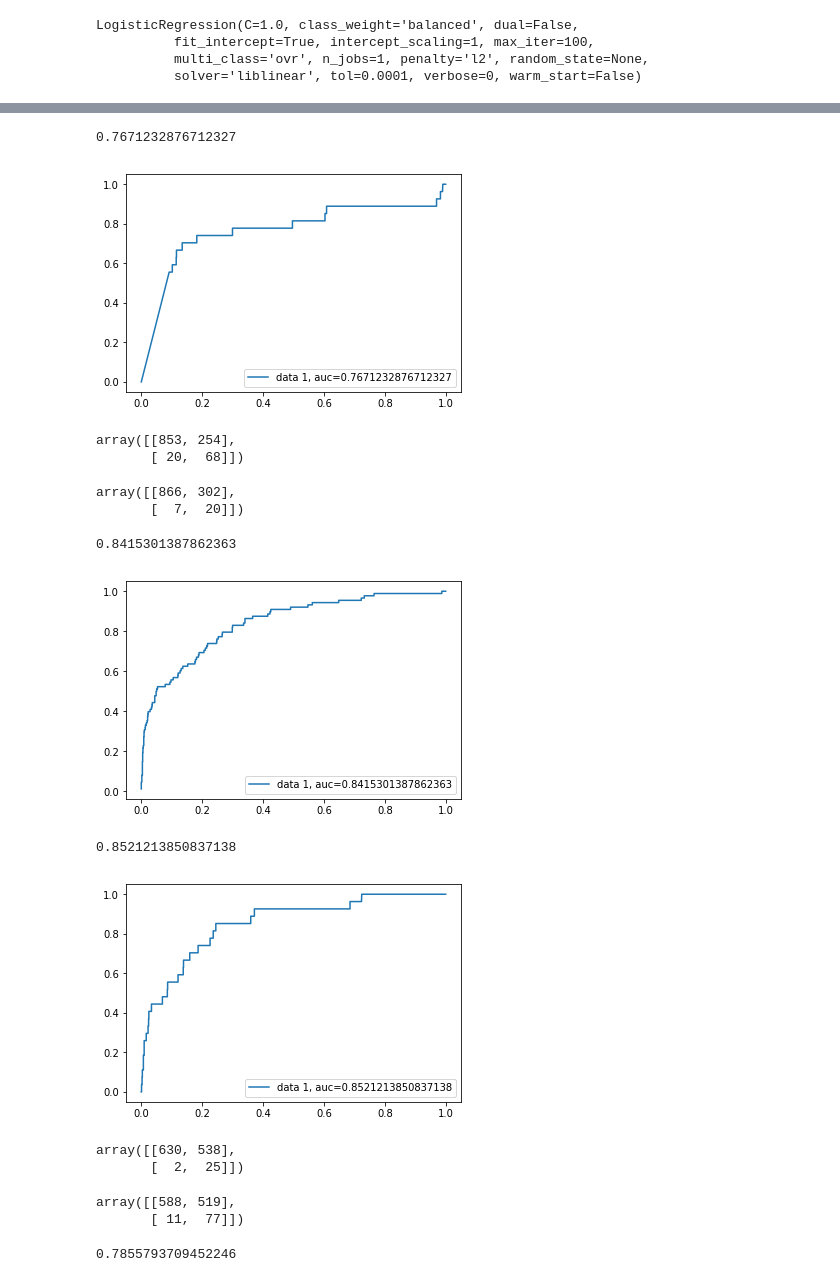
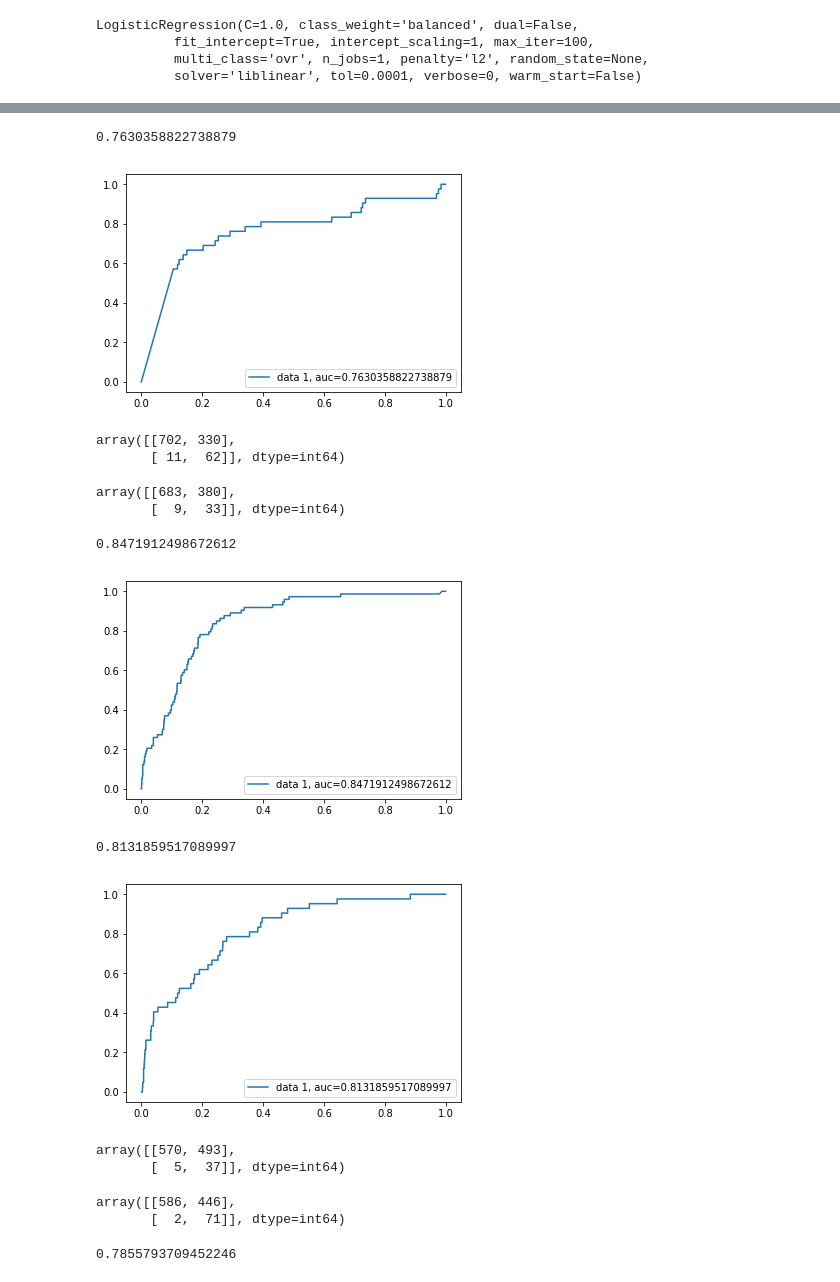
Before and after one commit to Schmoegurt/prospectmodel, a Jupyter notebook: Prospect Model.ipynb, the cells around one changed output, grey strips where cells are left out. Saved outputs shown, nothing was run; the diff lists cells and outputs as text; code cells hidden in the pictures.

Commit message:
Fixed issues where intra season/league stats not combining

```diff
--- a/Prospect Model.ipynb
+++ b/Prospect Model.ipynb
@@ -63,8 +63,23 @@ roster['draft_year'] = roster['draft_cutoff_age'].apply(draft_year)
 stats = pd.read_csv('stats_files/player_stats', sep='|')
 stats['Player'] = stats['Player'].str.strip()
 stats['team'] = stats['team'].str.strip()
-stats = stats.groupby(['Player','season', 'team', 'team_id', 'player_id'], as_index=False).sum()
+#stats = stats.groupby(['Player','season', 'team', 'team_id', 'player_id'], as_index=False).sum()
+leagues_hist = pd.read_csv('stats_files/leagues_hist_table', sep='|')
 
-roster = roster.merge(stats[['player_id', 'season', 'GP', 'G', 'A', 'TP', 'PIM', 'playoff_GP',
-                           'playoff_G', 'playoff_A', 'playoff_TP', 'playoff_PIM', 'playoff_+/-', 'team_id', 'team']],
-                            on = ['player_id', 'season', 'team_id', 'team'])
+stats = stats.merge(leagues_hist[['league', 'season', 'team_id']], on=['season', 'team_id'])
+
+#stats = stats.groupby(['Player','season', 'league', 'player_id'], as_index=False).sum()
+# %%
+#joining league and stat data to the dataframe
+
+
+roster = roster.merge(stats[['player_id', 'season', 'GP', 'G', 'A', 'TP', 'PIM', 'playoff_GP',
+                             'playoff_G', 'playoff_A', 'playoff_TP', 'playoff_PIM',
+                             'playoff_+/-', 'team_id', 'team', 'league']],
+                            on = ['player_id', 'season', 'team_id', 'team'])
+# %%
+
+
+roster = roster.groupby(['Player','Age', 'Position', 'Birthdate', 'HT', 'WT',
+                         'season', 'season_start', 'draft_cutoff', 'draft_cutoff_age',
+                         'draft_year', 'player_id', 'league'], as_index=False).sum()
@@ -108,11 +130,6 @@ roster['assists_to_points'] = roster['assists_to_points'].round(decimals=2)
 roster['pts_per_gp'] = roster['TP']/roster['GP']
 roster['pts_per_gp'] = roster['pts_per_gp'].fillna(value = 0)
 roster['pts_per_gp'] = roster['pts_per_gp'].round(decimals=2)
-# %%
-#joining league data to the dataframe
-leagues_hist = pd.read_csv('stats_files/leagues_hist_table', sep='|')
-
-roster = roster.merge(leagues_hist[['league', 'season', 'team_id']], on=['season', 'team_id'])
 # %%
 #reads in draft data and the NHL stats of each drafted player and then joins it to the
 #master dataframe
@@ -716,8 +736,8 @@ plt.plot(fpr,tpr,label="data 1, auc="+str(auc))
 plt.legend(loc=4)
 plt.show()
 # %% [output]
-0.7671232876712327
+0.7630358822738879
-[figure, old version]
+[figure, new version]
 # %%
 tree_pts = RandomForest(
     n_jobs= -1,
@@ -743,13 +763,13 @@ tree_gp_pred = gnb.predict(X_test_gp)
 # %%
 confusion_matrix(y_test_gp, tree_gp_pred)
 # %% [output]
-array([[853, 254],
-       [ 20,  68]])
+array([[702, 330],
+       [ 11,  62]], dtype=int64)
 # %%
 confusion_matrix(y_test_pts, tree_pts_pred)
 # %% [output]
-array([[866, 302],
-       [  7,  20]])
+array([[683, 380],
+       [  9,  33]], dtype=int64)
 # %%
 #get Random Forest probability scores for each forward playing over 72 games in NHL
 tree_gp_pred = tree.predict(X_test_gp)
@@ -761,21 +781,21 @@ plt.plot(fpr,tpr,label="data 1, auc="+str(auc))
 plt.legend(loc=4)
 plt.show()
 # %% [output]
-0.8415301387862363
+0.8471912498672612
-[figure, old version]
+[figure, new version]
 # %%
 #get Random Forest probability scores for each forward scoring over .42 points per games in NHL
-tree_pts = tree.predict(X_test_pts)
+tree_pts_pred = tree.predict(X_test_pts)
 y_pred_proba_pts = tree.predict_proba(X_test_pts)[:,1]
 auc = roc_auc_score(y_test_pts, y_pred_proba_pts)
 fpr, tpr, _ = roc_curve(y_test_pts,  y_pred_proba_pts)
 print(auc)
 plt.plot(fpr,tpr,label="data 1, auc="+str(auc))
 plt.legend(loc=4)
 plt.show()
 # %% [output]
-0.8521213850837138
+0.8131859517089997
-[figure, old version]
+[figure, new version]
 # %%
 from sklearn.tree import DecisionTreeClassifier
 
@@ -788,13 +808,13 @@ dt_pred_gp = dt.predict(X_test_gp)
 # %%
 confusion_matrix(y_test_pts, dt_pred_pts)
 # %% [output]
-array([[630, 538],
-       [  2,  25]])
+array([[570, 493],
+       [  5,  37]], dtype=int64)
 # %%
 confusion_matrix(y_test_gp, dt_pred_gp)
 # %% [output]
-array([[588, 519],
-       [ 11,  77]])
+array([[586, 446],
+       [  2,  71]], dtype=int64)
 # %%
 #Decision Tree for games played more than 72 in the NHL
 dt_pred_gp = dt_gp.predict(X_test_gp)
```
Also changed, not shown: parts of 36 cells of this notebook.
